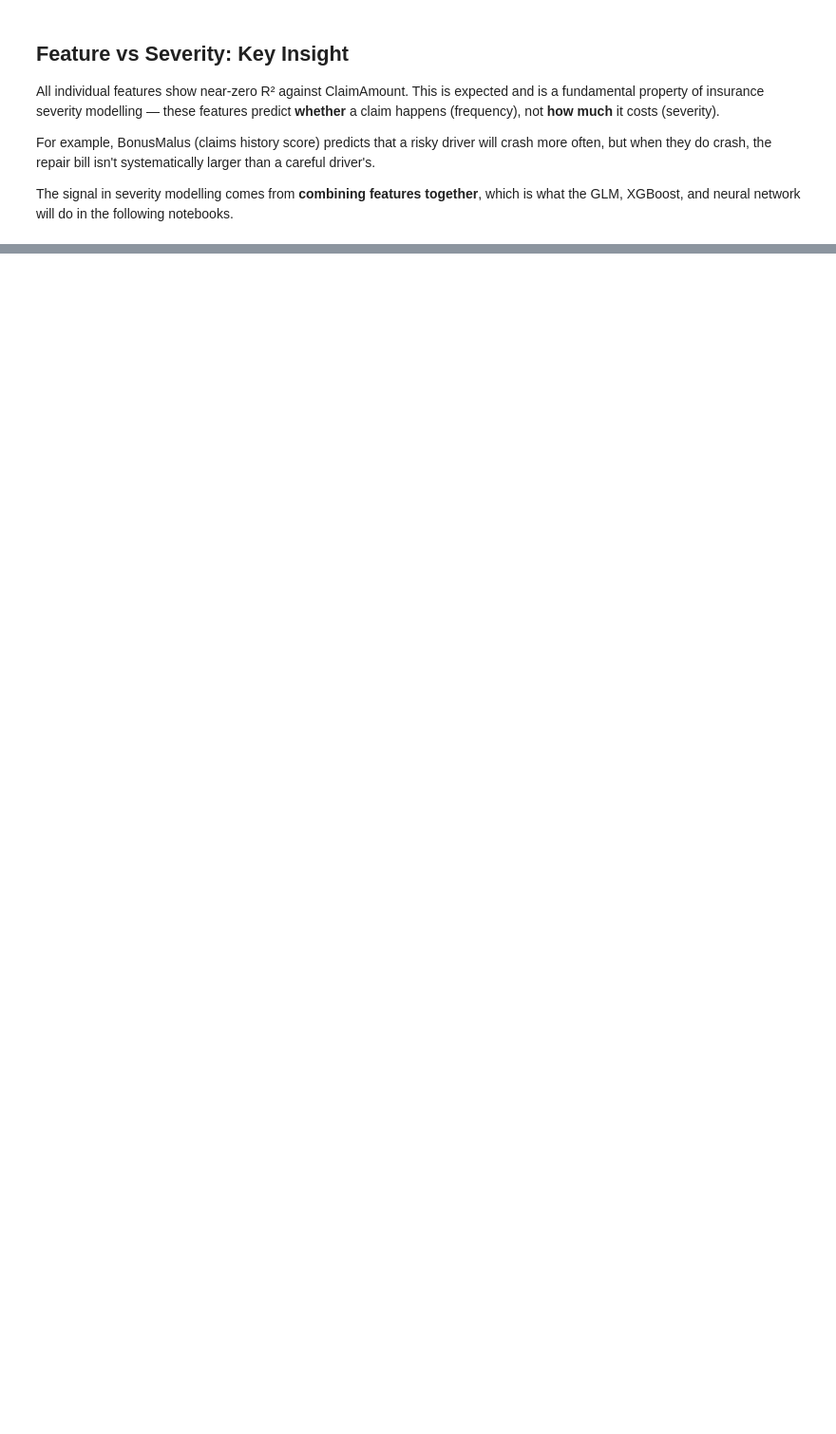
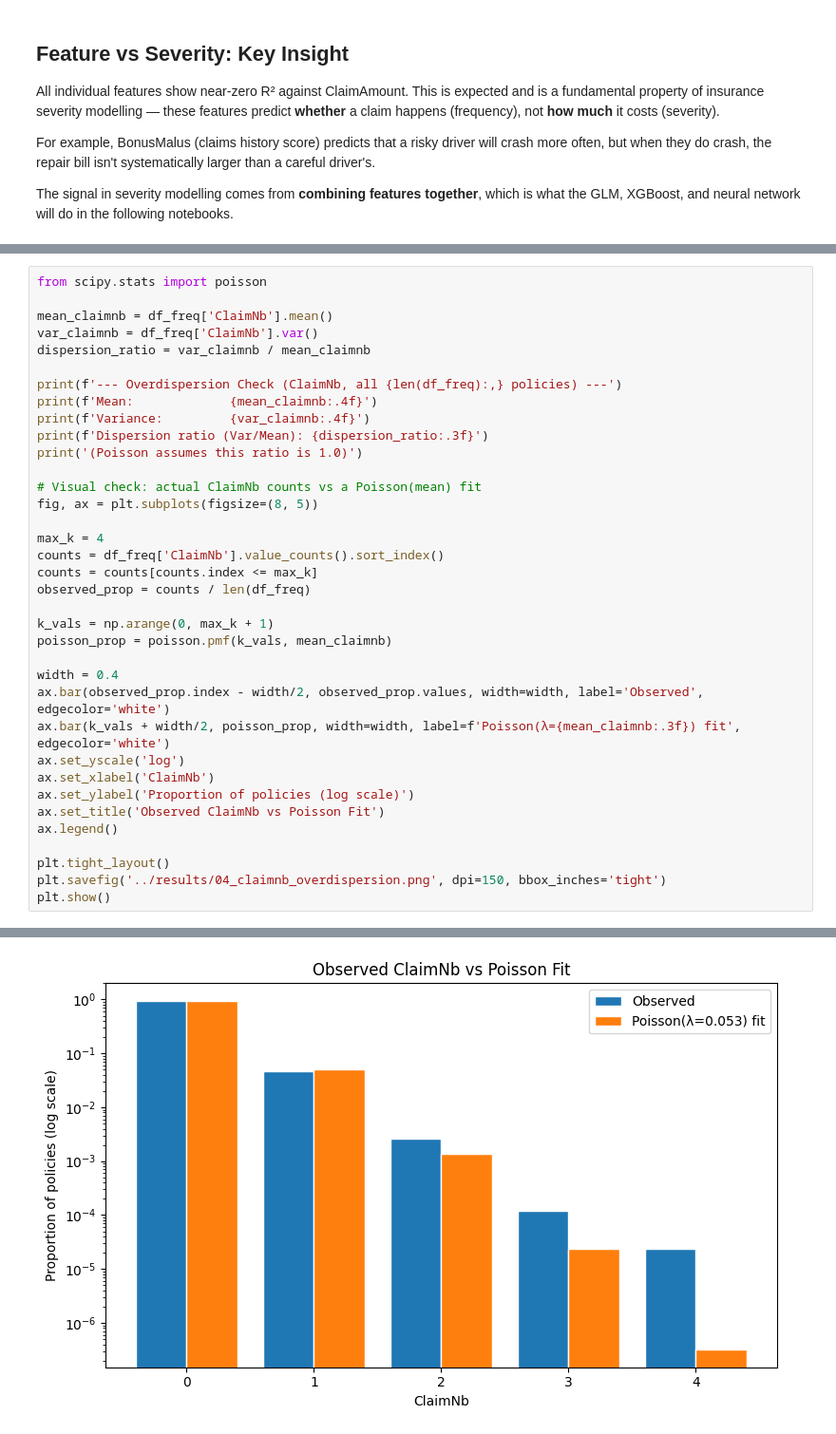
Before and after one commit to dpark2380/Insurance-Claims-Predictor, a Jupyter notebook: notebooks/01_eda.ipynb, the cells around one changed output, grey strips where cells are left out. Shown at 95% size. Cells and saved outputs as stored; diff of their text form; blank space fills up the shorter version.

```diff
--- a/notebooks/01_eda.ipynb
+++ b/notebooks/01_eda.ipynb
@@ -245,0 +265,37 @@ Name: count, dtype: int64
+# %%
+from scipy.stats import poisson
+
+mean_claimnb = df_freq['ClaimNb'].mean()
+var_claimnb = df_freq['ClaimNb'].var()
+dispersion_ratio = var_claimnb / mean_claimnb
+
+print(f'--- Overdispersion Check (ClaimNb, all {len(df_freq):,} policies) ---')
+print(f'Mean:             {mean_claimnb:.4f}')
+print(f'Variance:         {var_claimnb:.4f}')
+print(f'Dispersion ratio (Var/Mean): {dispersion_ratio:.3f}')
+print('(Poisson assumes this ratio is 1.0)')
+
+# Visual check: actual ClaimNb counts vs a Poisson(mean) fit
+fig, ax = plt.subplots(figsize=(8, 5))
+
+max_k = 4
+counts = df_freq['ClaimNb'].value_counts().sort_index()
+counts = counts[counts.index <= max_k]
+observed_prop = counts / len(df_freq)
+
+k_vals = np.arange(0, max_k + 1)
+poisson_prop = poisson.pmf(k_vals, mean_claimnb)
+
+width = 0.4
+ax.bar(observed_prop.index - width/2, observed_prop.values, width=width, label='Observed', edgecolor='white')
+ax.bar(k_vals + width/2, poisson_prop, width=width, label=f'Poisson(λ={mean_claimnb:.3f}) fit', edgecolor='white')
+ax.set_yscale('log')
+ax.set_xlabel('ClaimNb')
+ax.set_ylabel('Proportion of policies (log scale)')
+ax.set_title('Observed ClaimNb vs Poisson Fit')
+ax.legend()
+
+plt.tight_layout()
+plt.savefig('../results/04_claimnb_overdispersion.png', dpi=150, bbox_inches='tight')
+plt.show()
+# %% [output]
@@ -245,0 +307 @@ Name: count, dtype: int64
+[figure, added]
```
Also changed, not shown: parts of 15 cells of this notebook, 3 other files.
